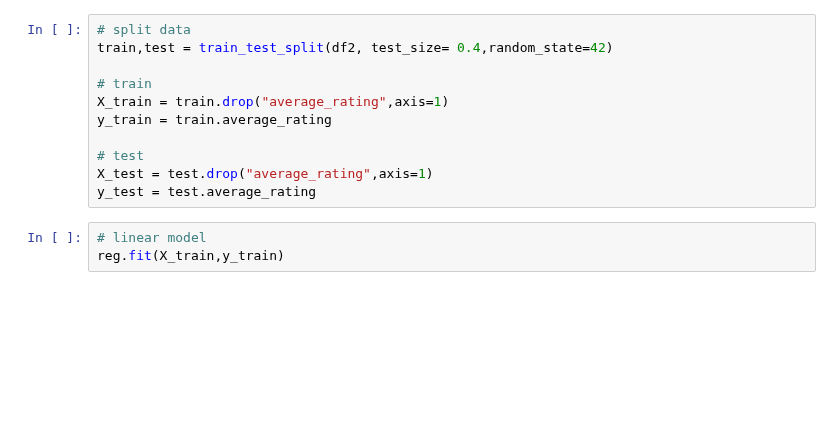
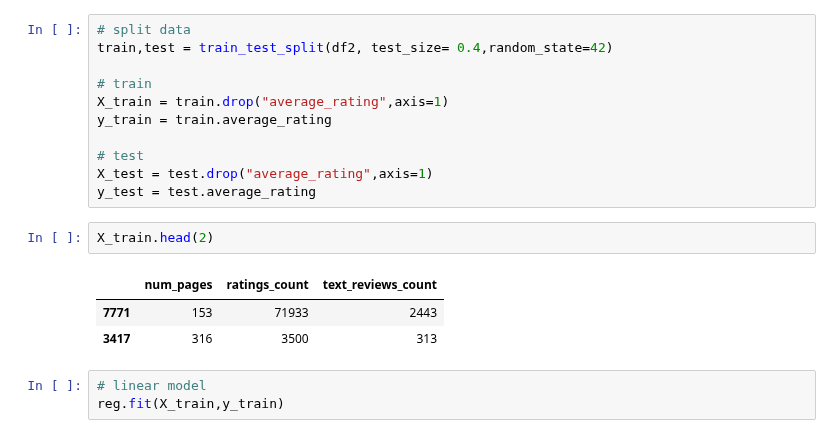
Before and after one commit to phenixMaster/books_rating_project_python_main, a Jupyter notebook: Python_labs_project.ipynb, the cells around one changed output. Cells and saved outputs as stored; diff of their text form; blank space fills up the shorter version.

```diff
--- a/Python_labs_project.ipynb
+++ b/Python_labs_project.ipynb
@@ -862,6 +844,12 @@ y_train = train.average_rating
 # test
 X_test = test.drop("average_rating",axis=1)
 y_test = test.average_rating
+# %%
+X_train.head(2)
+# %% [output]
+|  | num_pages | ratings_count | text_reviews_count |
+| 7771 | 153 | 71933 | 2443 |
+| 3417 | 316 | 3500 | 313 |
 # %%
 # linear model
 reg.fit(X_train,y_train)
```
Also changed, not shown: parts of 26 cells of this notebook.
